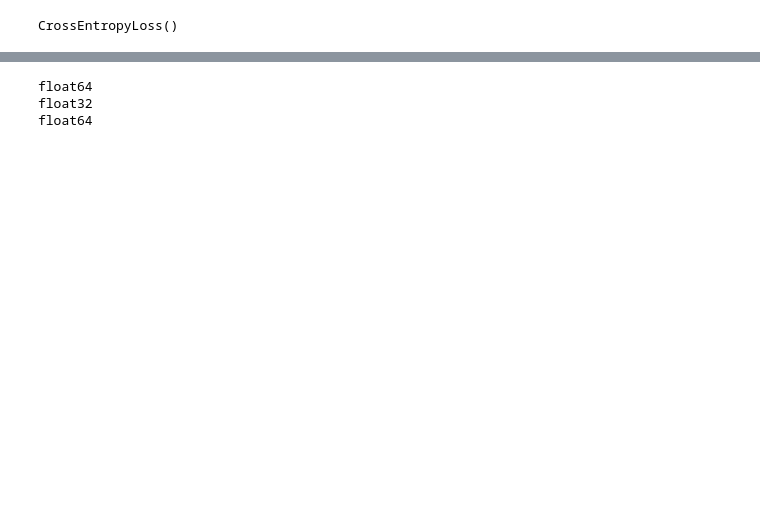
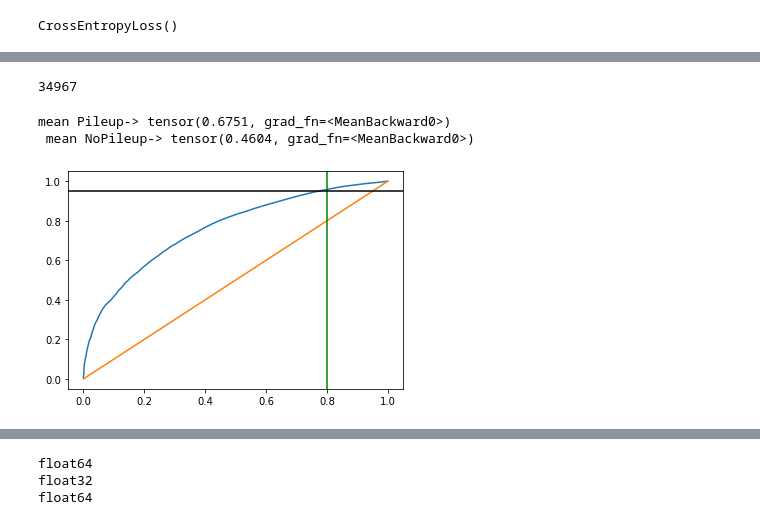
Before and after one commit to andreyvinasco/pumitigation, a Jupyter notebook: Simple_NN.ipynb, the cells around one changed output, grey strips where cells are left out. Cells and saved outputs as stored; diff of their text form; code cells hidden in the pictures; blank space fills up the shorter version.

Commit message:
all varables added and archaic solution for loader bug

```diff
--- a/Simple_NN.ipynb
+++ b/Simple_NN.ipynb
@@ -155,0 +224,7 @@ Data_train[26]
+# %%
+size_train = 0.2
+
+from sklearn.model_selection import train_test_split
+
+
+Data_train,Data_test = train_test_split(Data_train, test_size = size_train, random_state = 14)
@@ -156,11 +239,13 @@ Data_train[26]
 # %%
 #train_loader = DataLoader(Data_train,batch_size=Batch_number, shuffle=True,num_workers = 3)
 train_loader = DataLoader(Data_train,batch_size=Batch_number, shuffle=True)
+test_loader = DataLoader(Data_test,batch_size=Batch_number, shuffle=True)
+
 
 model = NN_pileup()
 
-Adam_weight_decay = 0.002
-learning_ratio = 0.005
+Adam_weight_decay = 0.0015
+learning_ratio = 0.0006
 
 optimizer = torch.optim.AdamW(model.parameters(), lr=learning_ratio , weight_decay=Adam_weight_decay )
 criterion = nn.CrossEntropyLoss()
@@ -220,0 +363,28 @@ Epoch [40/40], Loss: 4.9950
+# %%
+len(nodes_out[labels_test<0.5])
+# %% [output]
+34967
+# %%
+print("mean Pileup->",torch.mean(nodes_out[labels_test>0.5]), "\n" , "mean NoPileup->",torch.mean(nodes_out[labels_test<0.5]))
+# %% [output]
+mean Pileup-> tensor(0.6751, grad_fn=<MeanBackward0>)
+ mean NoPileup-> tensor(0.4604, grad_fn=<MeanBackward0>)
+# %%
+def VecROC(VEC):
+    VEC_sum=0
+    bkg_sum=0
+    VEC_out = np.zeros(len(VEC))
+    #for i in range (len(VEC)-1,-1,-1 ):
+    for i in range (0,len(VEC),1 ):
+        VEC_sum += VEC[i]
+        #VEC_out.append(VEC_sum)
+        VEC_out[i] = VEC_sum
+    return VEC_out/VEC_sum
+
+number_bins = 100
+
+out_NoPile = nodes_out[labels_test<0.5].detach().numpy()
+out_Pile = nodes_out[labels_test>0.5].detach().numpy()
+
+hist_NoPile = np.histogram( out_NoPile , bins=number_bins , range=(0,1) )#, weights = weight_good  )
+hist_Pile = np.histogram( out_Pile , bins=number_bins , range=(0,1) )
@@ -220,0 +394,14 @@ Epoch [40/40], Loss: 4.9950
+# %%
+import matplotlib.pyplot as plt
+ROC_NoPile = VecROC(hist_NoPile[0])
+ROC_Pile = VecROC(hist_Pile[0])
+fig, ax = plt.subplots()
+ax.plot(ROC_Pile[0:], ROC_NoPile[0:])
+ax.plot([0.0, 1.0], [0.0, 1.0])
+
+plt.axvline(x = 0.80, color = 'green')
+plt.axhline(y = 0.95, color = 'black')
+plt.show()
+## using test data
+# %% [output]
+[figure, added]
```
Also changed, not shown: parts of 18 cells of this notebook, 1 other file.
